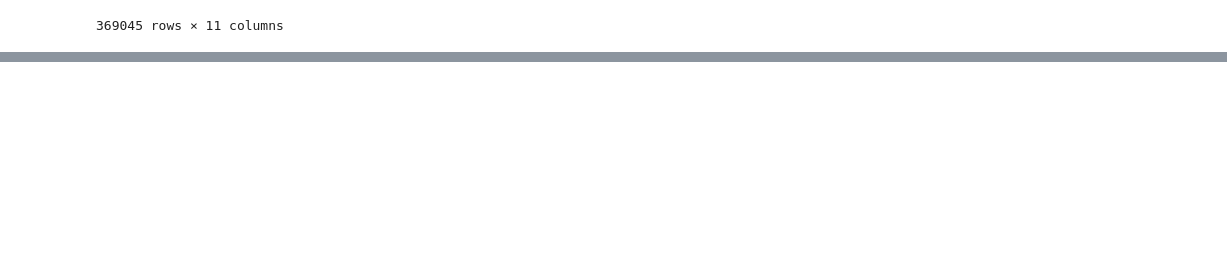
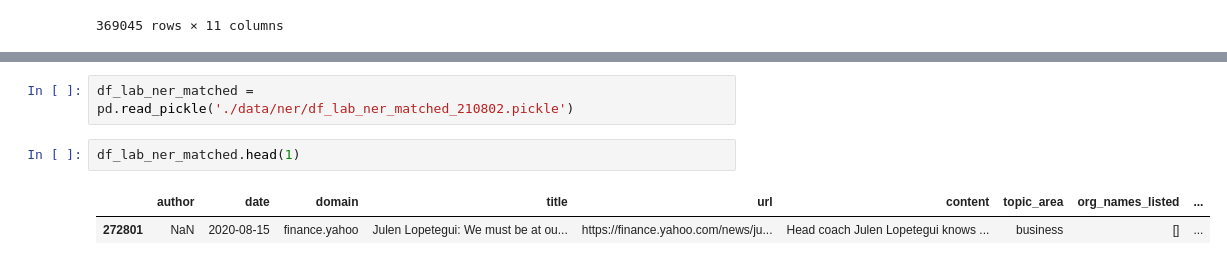
Before and after one commit to TraceyEtheridge/Thesis, a Jupyter notebook: 02_a_Company_Name_Extraction.ipynb, the cells around one changed output, grey strips where cells are left out. Cells and saved outputs as stored; diff of their text form; blank space fills up the shorter version.

```diff
--- a/02_0_Company_Name_Extraction.ipynb
+++ b/02_a_Company_Name_Extraction.ipynb
@@ -786,0 +817,7 @@ df_ner_matched
+# %%
+df_lab_ner_matched = pd.read_pickle('./data/ner/df_lab_ner_matched_210802.pickle')
+# %%
+df_lab_ner_matched.head(1)
+# %% [output]
+|  | author | date | domain | title | url | content | topic_area | org_names_listed | ... |
+| 272801 | NaN | 2020-08-15 | finance.yahoo | Julen Lopetegui: We must be at ou... | https://finance.yahoo.com/news/ju... | Head coach Julen Lopetegui knows ... | business | [] | ... |
```
Also changed, not shown: parts of 30 cells of this notebook, 5 other files.
